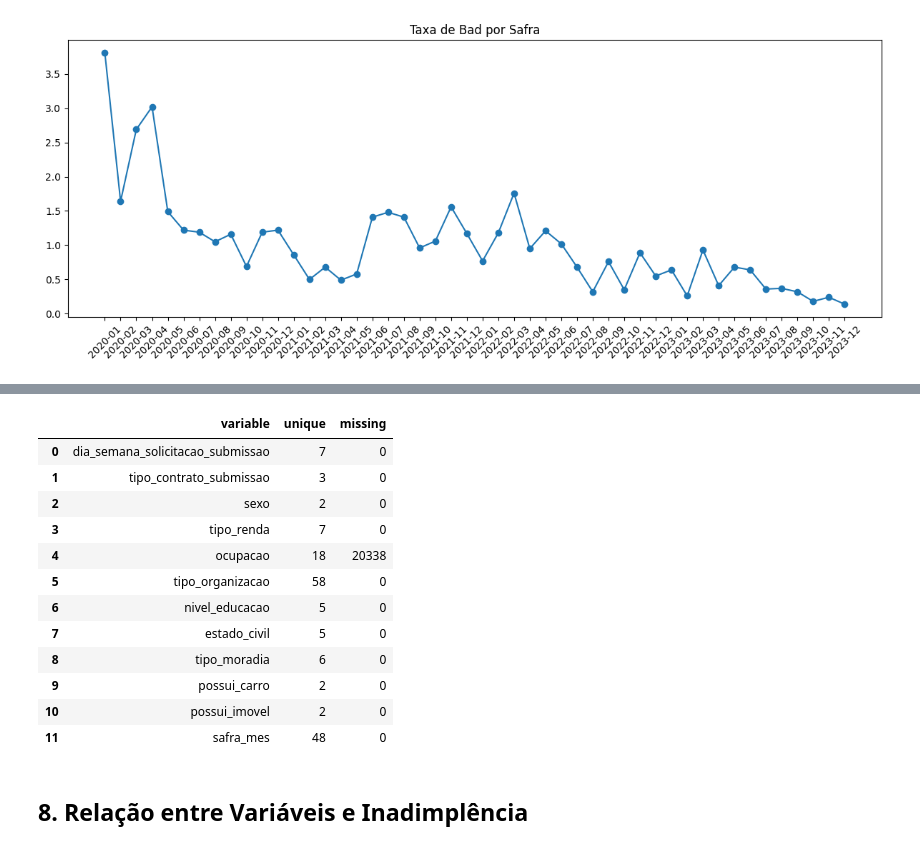
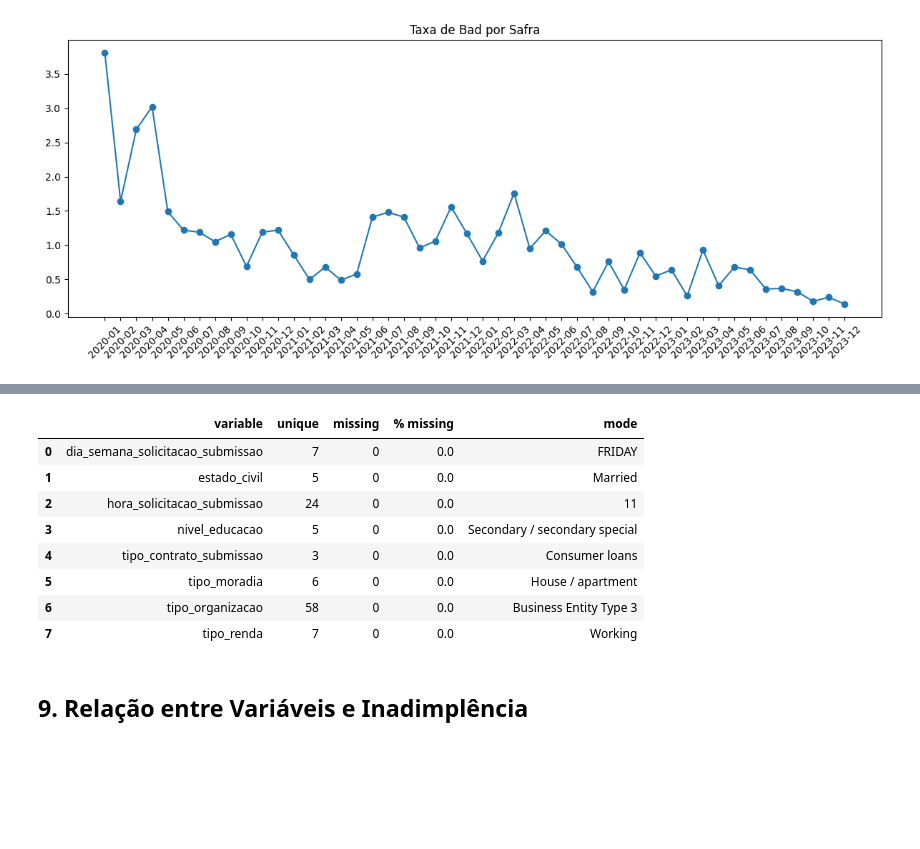
Before and after one commit to RenanScavazzini/case_datarisk, a Jupyter notebook: notebooks/03_eda.ipynb, the cells around one changed output, grey strips where cells are left out. Cells and saved outputs as stored; diff of their text form; code cells hidden in the pictures; blank space fills up the shorter version.

```diff
--- a/notebooks/03_eda.ipynb
+++ b/notebooks/03_eda.ipynb
@@ -107,0 +170,7 @@ target_by_safra(train_base)
+# %%
+train_base, tipos_var = create_age_feature(
+    train_base,
+    tipos_var
+)
+
+display(tipos_var)
@@ -133,0 +244,15 @@ plot_missing(train_base)
+# %%
+vars_remover = [
+    "max_delay",
+    "ever_30",
+    "ever_45",
+    "ever_60",
+    "ever_90",
+    "ocupacao"
+]
+
+train_base, tipos_var = remove_variables(
+    train_base,
+    tipos_var,
+    vars_remover
+)
@@ -133,0 +272,9 @@ plot_missing(train_base)
+# %%
+imputation_report, dicionario_imputacao = (
+    build_imputation_dictionary(
+        train_base,
+        tipos_var
+    )
+)
+
+display(imputation_report)
@@ -133,0 +338,7 @@ plot_missing(train_base)
+# %%
+train_base = apply_imputation(
+    train_base,
+    dicionario_imputacao
+)
+
+missing_report(train_base)
@@ -156,19 +390,18 @@ numeric_summary(train_base)
 # %%
-categorical_summary(train_base)
+categorical_summary(
+    train_base,
+    tipos_var
+)
 # %% [output]
-|  | variable | unique | missing |
-| 0 | dia_semana_solicitacao_submissao | 7 | 0 |
-| 1 | tipo_contrato_submissao | 3 | 0 |
-| 2 | sexo | 2 | 0 |
-| 3 | tipo_renda | 7 | 0 |
-| 4 | ocupacao | 18 | 20338 |
-| 5 | tipo_organizacao | 58 | 0 |
-| 6 | nivel_educacao | 5 | 0 |
-| 7 | estado_civil | 5 | 0 |
-| 8 | tipo_moradia | 6 | 0 |
-| 9 | possui_carro | 2 | 0 |
-| 10 | possui_imovel | 2 | 0 |
-| 11 | safra_mes | 48 | 0 |
+|  | variable | unique | missing | % missing | mode |
+| 0 | dia_semana_solicitacao_submissao | 7 | 0 | 0.0 | FRIDAY |
+| 1 | estado_civil | 5 | 0 | 0.0 | Married |
+| 2 | hora_solicitacao_submissao | 24 | 0 | 0.0 | 11 |
+| 3 | nivel_educacao | 5 | 0 | 0.0 | Secondary / secondary special |
+| 4 | tipo_contrato_submissao | 3 | 0 | 0.0 | Consumer loans |
+| 5 | tipo_moradia | 6 | 0 | 0.0 | House / apartment |
+| 6 | tipo_organizacao | 58 | 0 | 0.0 | Business Entity Type 3 |
+| 7 | tipo_renda | 7 | 0 | 0.0 | Working |
 # %% [markdown]
-## 8. Relação entre Variáveis e Inadimplência
+## 9. Relação entre Variáveis e Inadimplência
 # %%
```
Also changed, not shown: parts of 56 cells of this notebook, 12 other files.
